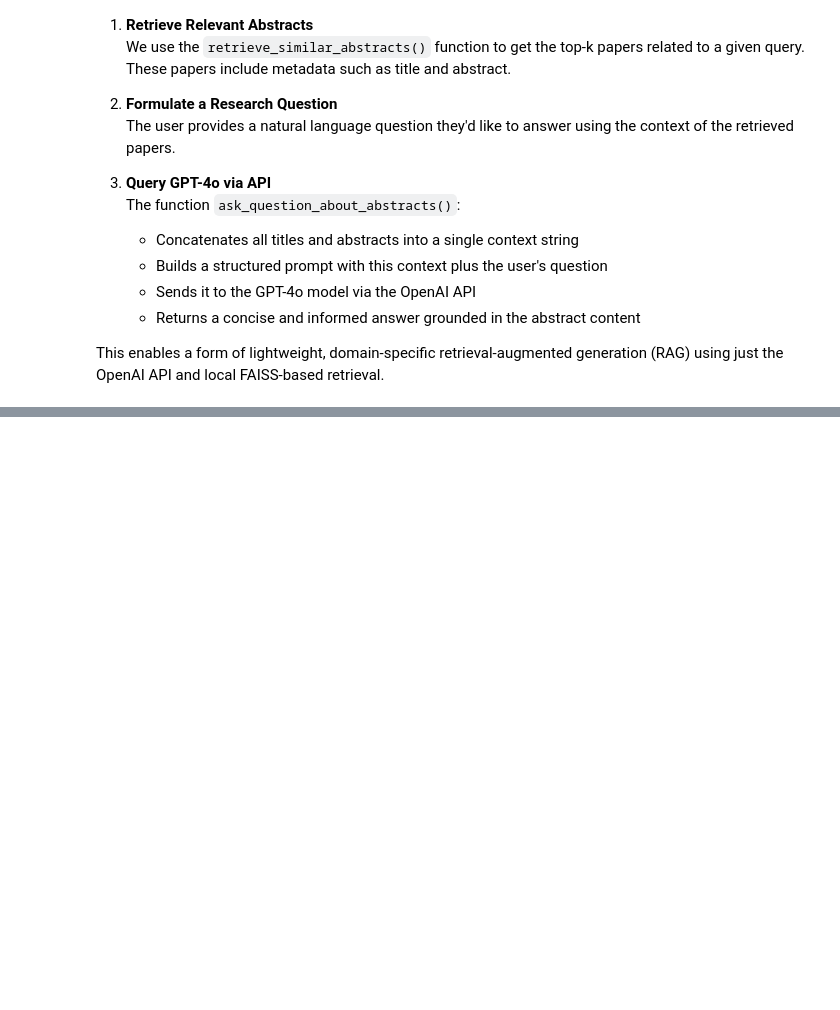
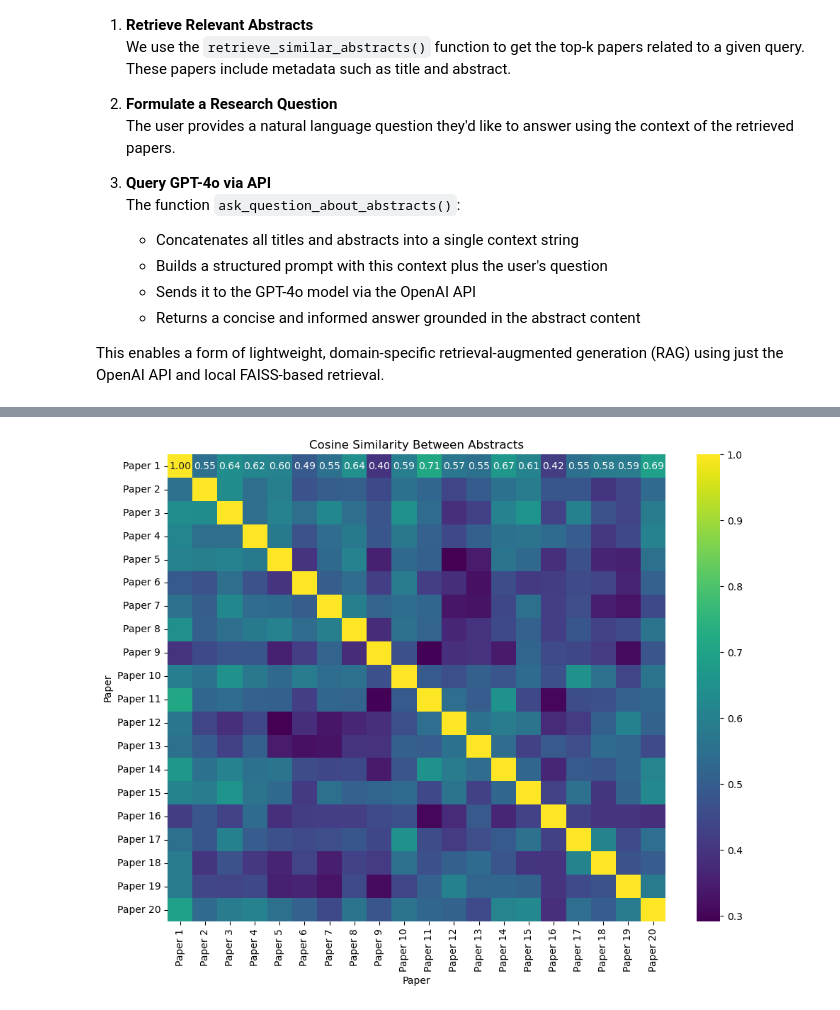
Before and after one commit to cglosser72/arXiv_RAG, a Jupyter notebook: RAG_beta.ipynb, the cells around one changed output, grey strips where cells are left out. Saved outputs shown, nothing was run; the diff lists cells and outputs as text; code cells hidden in the pictures; blank space fills up the shorter version.

```diff
--- a/RAG_beta.ipynb
+++ b/RAG_beta.ipynb
@@ -331,0 +382,4 @@ Overall, these papers reflect ongoing efforts to understand the properties and i
+# %%
+heat_plot = ar.plot_similarity_heatmap(papers_rerank, filename = 'arxiv.png')
+# %% [output]
+[figure, added]
```
Also changed, not shown: parts of 17 cells of this notebook, 5 other files.
